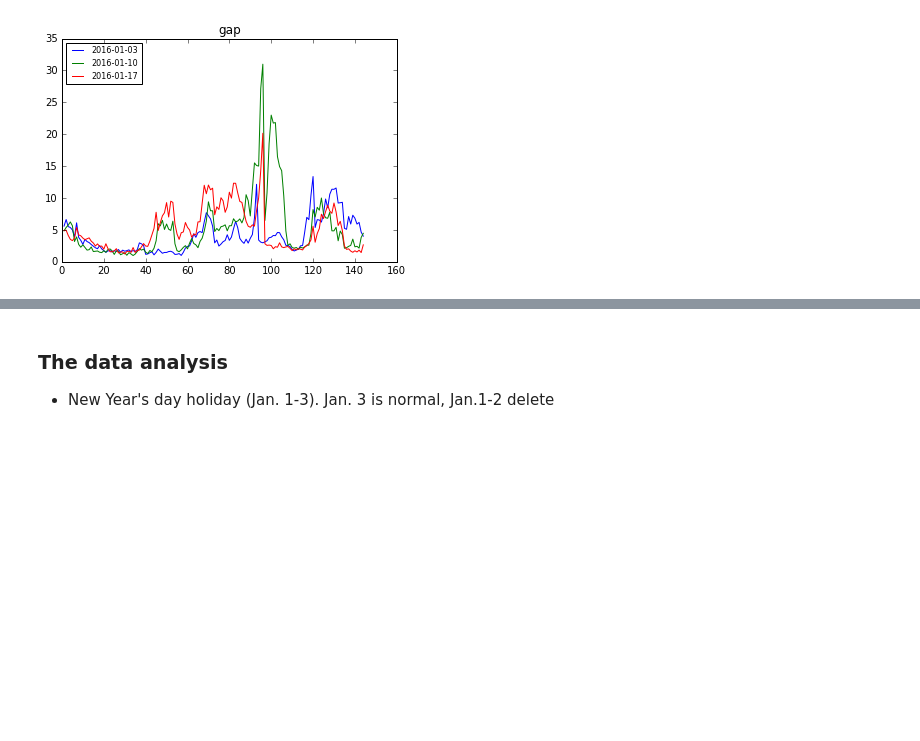
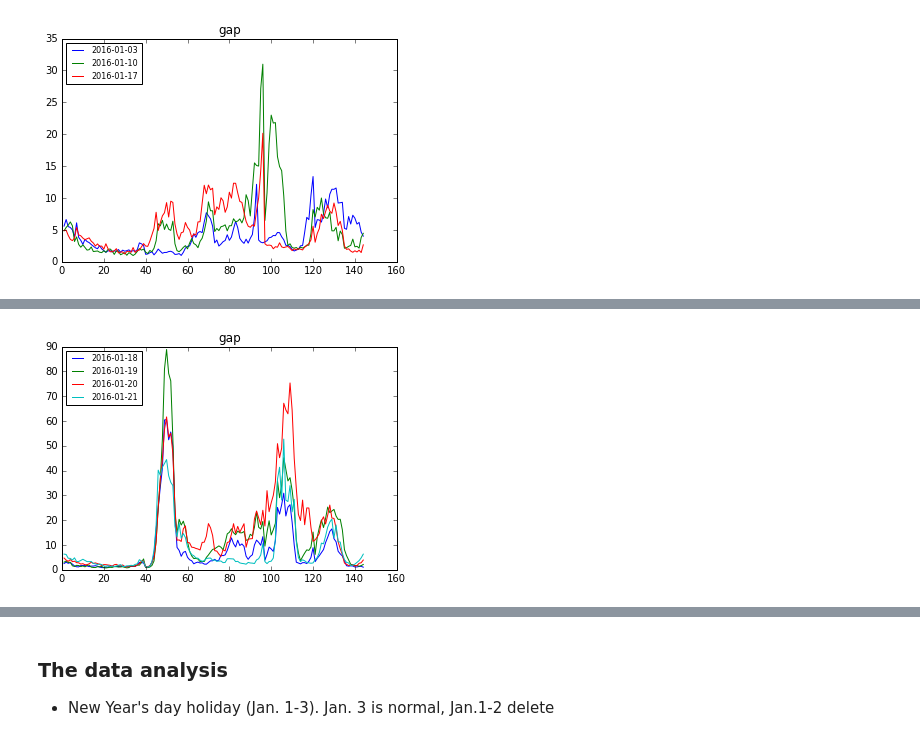
Before and after one commit to gwwang16/Machine-Learning, a Jupyter notebook: Projects/Capstone-AI-for-Robotics/Di-Tech/Data_Analysis.ipynb, the cells around one changed output, grey strips where cells are left out. Saved outputs shown, nothing was run; the diff lists cells and outputs as text; code cells hidden in the pictures; blank space fills up the shorter version.

```diff
--- a/Projects/Capstone-AI-for-Robotics/Di-Tech/Data_Analysis.ipynb
+++ b/Projects/Capstone-AI-for-Robotics/Di-Tech/Data_Analysis.ipynb
@@ -499,0 +586,17 @@ for work, wgr in full_data.groupby('week'):
+# %%
+data_temp_week3 = full_data[full_data.date > '2016-01-17']
+for date, drp in data_temp_week3.groupby('date'):
+
+    #plt.figure()
+    #for date, dgr in wgr.groupby('date'):
+    ##    plt.plot(dgr.groupby('time').demand.mean(), label=str(date))
+    #plt.title('demand')
+    #plt.legend(loc=2,prop={'size':8})
+
+    #plt.figure()
+    #for date, dgr in wgr.groupby('date'):
+    plt.plot(drp.groupby('time').gap.mean(), label=str(date))
+    plt.title('gap')
+    plt.legend(loc=2,prop={'size':8})
+# %% [output]
+[figure, added]
```
Also changed, not shown: parts of 13 cells of this notebook.
